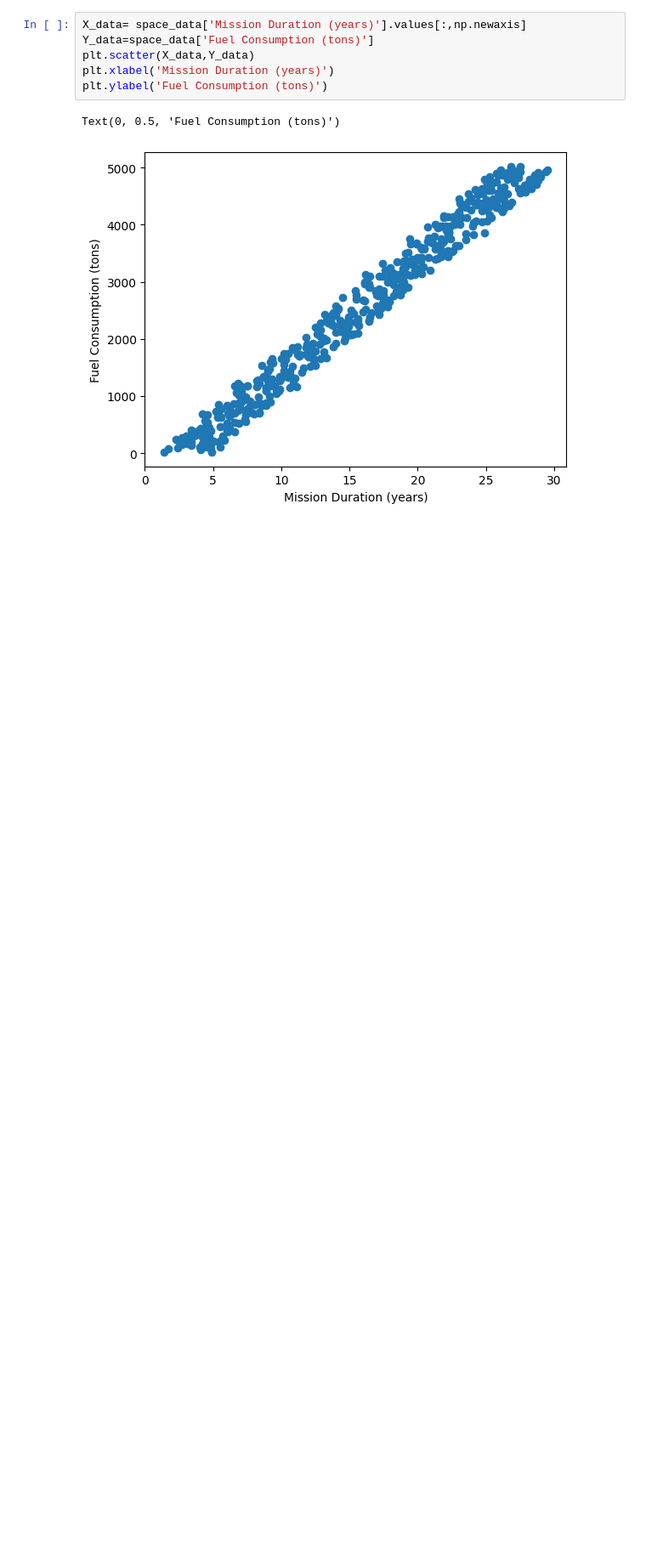
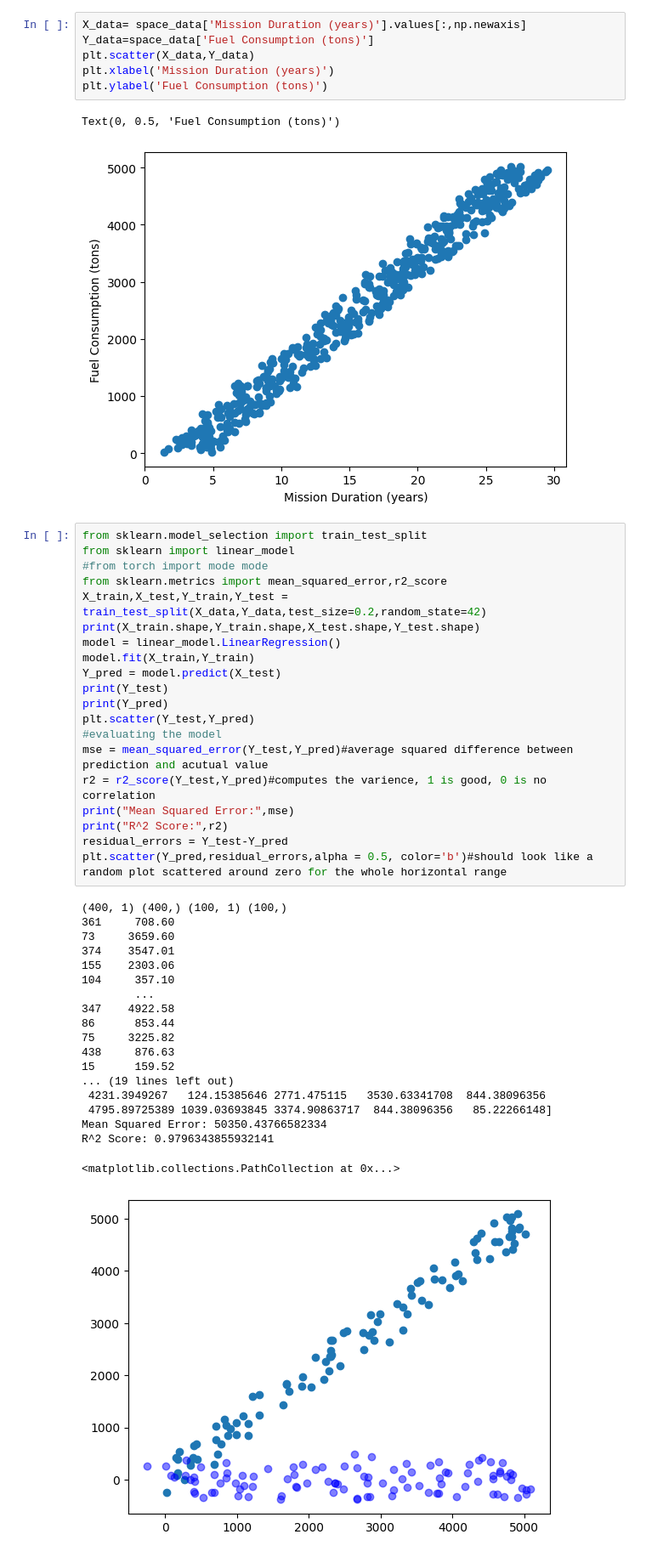
Before and after one commit to up2107120/up2107120-ACT-CW2-repo, a Jupyter notebook: ACT_CW.ipynb, the cells around one changed output. Shown at 85% size. Cells and saved outputs as stored; diff of their text form; blank space fills up the shorter version.

Commit message:
completed space mission grad decent and linear regression

```diff
--- a/ACT_CW.ipynb
+++ b/ACT_CW.ipynb
@@ -57,3 +56,43 @@ plt.ylabel('Fuel Consumption (tons)')
 # %% [output]
 Text(0, 0.5, 'Fuel Consumption (tons)')
 [figure]
+# %%
+from sklearn.model_selection import train_test_split
+from sklearn import linear_model
+#from torch import mode mode
+from sklearn.metrics import mean_squared_error,r2_score
+X_train,X_test,Y_train,Y_test = train_test_split(X_data,Y_data,test_size=0.2,random_state=42)
+print(X_train.shape,Y_train.shape,X_test.shape,Y_test.shape)
+model = linear_model.LinearRegression()
+model.fit(X_train,Y_train)
+Y_pred = model.predict(X_test)
+print(Y_test)
+print(Y_pred)
+plt.scatter(Y_test,Y_pred)
+#evaluating the model
+mse = mean_squared_error(Y_test,Y_pred)#average squared difference between prediction and acutual value
+r2 = r2_score(Y_test,Y_pred)#computes the varience, 1 is good, 0 is no correlation
+print("Mean Squared Error:",mse)
+print("R^2 Score:",r2)
+residual_errors = Y_test-Y_pred
+plt.scatter(Y_pred,residual_errors,alpha = 0.5, color='b')#should look like a random plot scattered around zero for the whole horizontal range
+# %% [output]
+(400, 1) (400,) (100, 1) (100,)
+361     708.60
+73     3659.60
+374    3547.01
+155    2303.06
+104     357.10
+        ...
+347    4922.58
+86      853.44
+75     3225.82
+438     876.63
+15      159.52
+... (19 lines left out)
+ 4231.3949267   124.15385646 2771.475115   3530.63341708  844.38096356
+ 4795.89725389 1039.03693845 3374.90863717  844.38096356   85.22266148]
+Mean Squared Error: 50350.43766582334
+R^2 Score: 0.9796343855932141
+<matplotlib.collections.PathCollection at 0x...>
+[figure, added]
```
Also changed, not shown: parts of 3 cells of this notebook.
